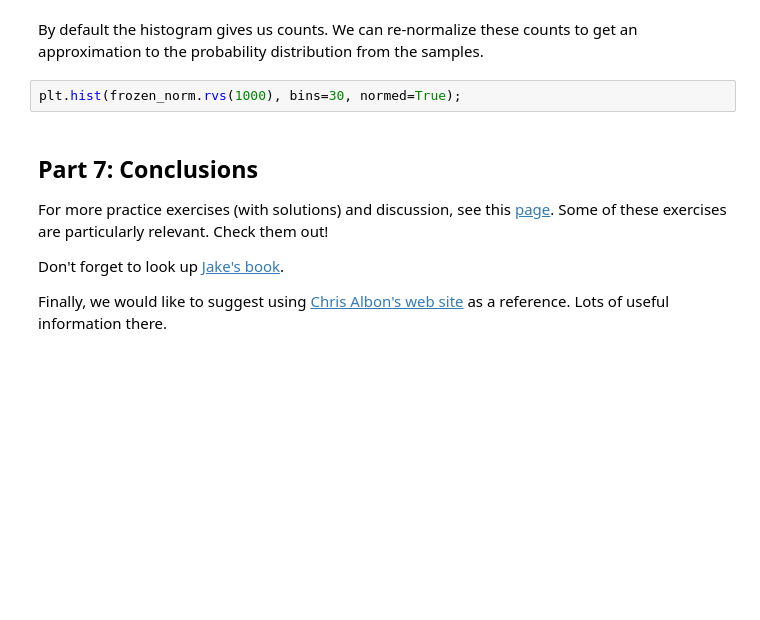
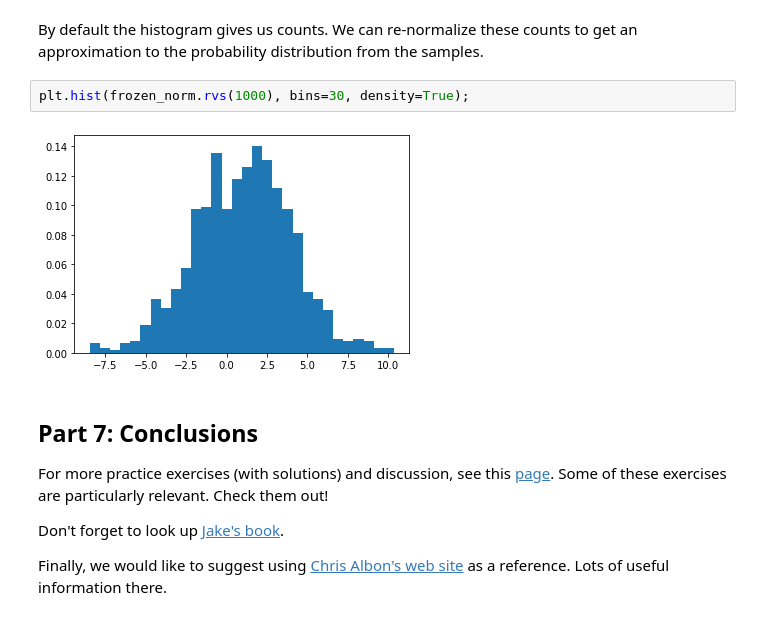
Before and after one commit to Jackpanger/Year_4, a Jupyter notebook: INT303 Big Data Analytics/lab/lab1/lab1-Basic/notebook/lab1_Python.ipynb, the cells around one changed output. Drawn from its saved outputs; the diff is of its cells as text; blank space fills up the shorter version.

```diff
--- a/INT303 Big Data Analytics/lab/lab1/lab1-Basic/notebook/lab1_Python.ipynb
+++ b/INT303 Big Data Analytics/lab/lab1/lab1-Basic/notebook/lab1_Python.ipynb
@@ -553,7 +674,9 @@ plt.hist(frozen_norm.rvs(1000), bins=30);
 # %% [markdown]
 By default the histogram gives us counts. We can re-normalize these counts to get an approximation to the probability distribution from the samples.
 # %%
-plt.hist(frozen_norm.rvs(1000), bins=30, normed=True);
+plt.hist(frozen_norm.rvs(1000), bins=30, density=True);
+# %% [output]
+[figure, added]
 # %% [markdown]
 ## Part 7: Conclusions
 
```
Also changed, not shown: parts of 88 cells of this notebook, 3 other files.
